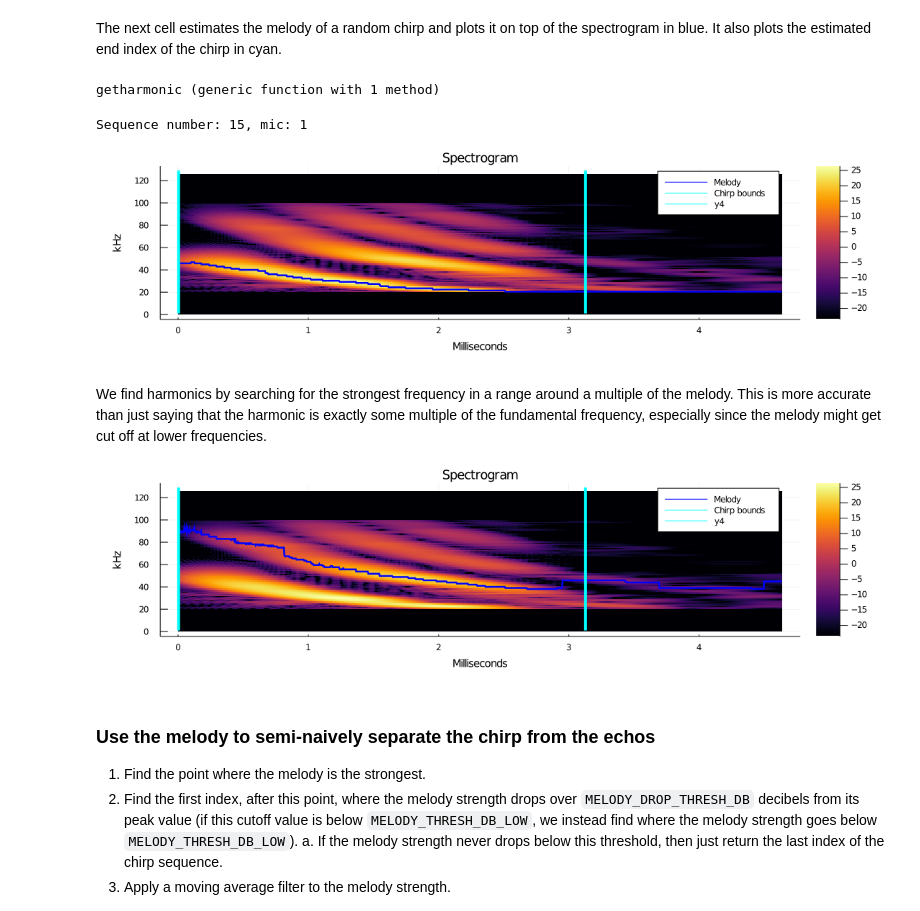
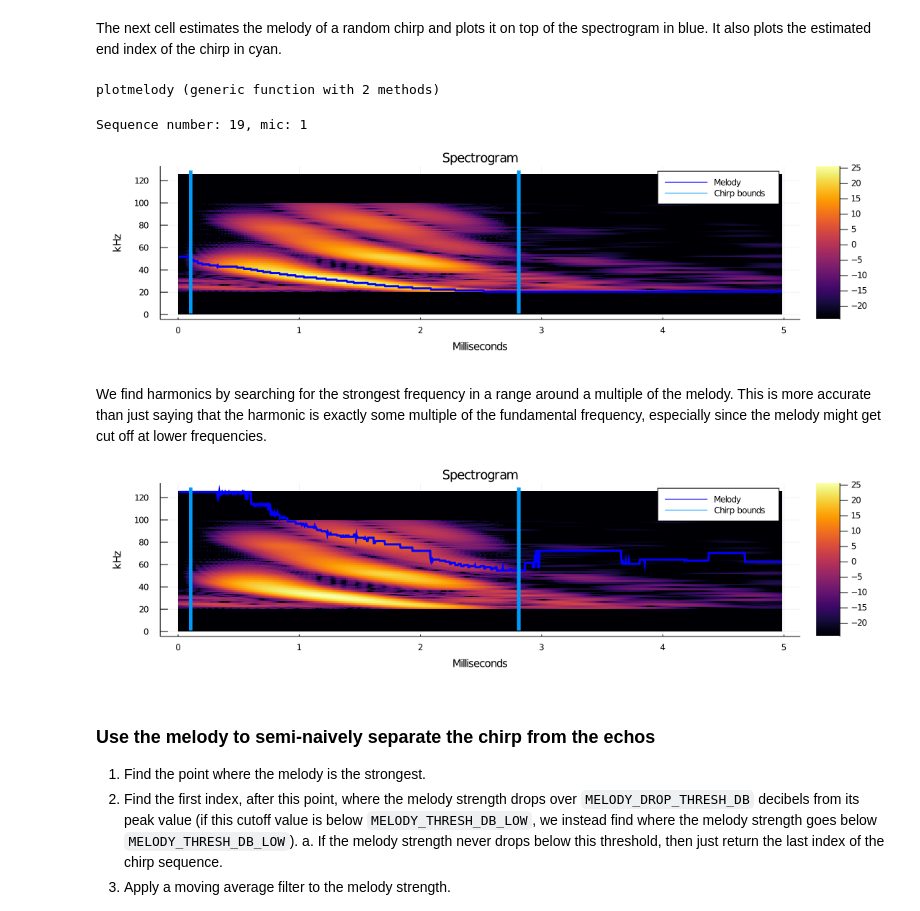
Before and after one commit to NSagan271/batlab-chirp-processing, a Jupyter notebook: jupyter_notebooks/Walkthrough.ipynb, the cells around one changed output. Saved outputs shown, nothing was run; the diff lists cells and outputs as text; code cells hidden in the pictures.

```diff
--- a/jupyter_notebooks/Walkthrough.ipynb
+++ b/jupyter_notebooks/Walkthrough.ipynb
@@ -275,34 +275,31 @@ melody_kwargs = Dict{Symbol, Any}(
     :melody_drop_thresh_db => MELODY_DROP_THRESH_DB,
     :bandpass_filter => (20_000, 100_000)
 );
-# %%
-function getharmonic(chirp_seq_single_mic, melody, harmonic_num; nfft=256, band_size=2)
-    pad_len = Int64(round(nfft/2));
-    x = vcat(zeros(pad_len), chirp_seq_single_mic.mic_data, zeros(nfft-1-pad_len));
-    snr = chirp_seq_single_mic.snr_data;
-    # Get the spectrogram
-    Sx = stft(x, nfft, nfft-1, window=hamming(nfft));
-    Sx_db = pow2db.(abs.(Sx) .^ 2); # in decibels
-
-    N = size(Sx, 2);
-    Sx_height = size(Sx, 1);
-
-    harmonic = melody*harmonic_num;
-    for (i, note)=enumerate(melody)
-        band_start = harmonic_num*note-band_size*harmonic_num;
-        freq_band = band_start:min(harmonic_num*note+band_size*harmonic_num, Sx_height);
-        if length(freq_band) > 0
-            harmonic[i] = argmax(Sx_db[freq_band, i]) + band_start-1;
-        else
-            harmonic[i] = Sx_height;
-        end
-    end
-    return harmonic;
-end
-# %% [output]
-getharmonic (generic function with 1 method)
+# %%
+import BatlabJuliaUtils.plotmelody
+function plotmelody(chirp_seq_single_mic::ChirpSequence, melody::Vector{Int64}, chirp_bounds=nothing;
+        nfft=256, bandpass_filter=(20_000, 100_000), melody_color="blue", end_color=1)
+    pad_len = Int64(round(nfft/2));
+    x = vcat(zeros(pad_len), chirp_seq_single_mic.mic_data, zeros(nfft-1-pad_len));
+    Sx = stft(x, nfft, nfft-1, window=hamming(nfft));
+    Sx = bandpassfilterspecgram(Sx, bandpass_filter[1], bandpass_filter[2], nfft=nfft);
+    N = size(Sx, 2);
+
+    p = plotSTFT(Sx, nfft=nfft, noverlap=nfft-1)
+    plot!(audioindextoms.(1:N), fftindextofrequency.(melody, nfft) / 1000, linewidth=3, color=melody_color, label="Melody")
+    if !isnothing(chirp_bounds)
+        chirp_end = chirp_bounds[2];
+        chirp_start = chirp_bounds[1];
+        # plot a vertical line
+        plot!(audioindextoms.([chirp_start, chirp_start]), [1, size(Sx, 1)], linewidth=5, color=end_color, label="Chirp bounds")
+        plot!(audioindextoms.([chirp_end, chirp_end]), [1, size(Sx, 1)], linewidth=5, color=end_color, label=false)
+    end
+    return p;
+end
+# %% [output]
+plotmelody (generic function with 2 methods)
 # %%
-seq_idx = 15;randint(length(chirp_sequences));
+seq_idx = randint(length(chirp_sequences));
 seq = chirp_sequences[seq_idx];
 mic_idx = collect(keys(seq))[randint(length(seq))];
 
@@ -311,15 +308,15 @@ melody = findmelody(seq[mic_idx], PEAK_THRESH; melody_kwargs...);
 chirp_bounds = estimatechirpbounds(seq[mic_idx], melody, PEAK_THRESH);
 plotmelody(seq[mic_idx], melody, chirp_bounds)
 # %% [output]
-Sequence number: 15, mic: 1
+Sequence number: 19, mic: 1
-[figure, old version]
+[figure, new version]
 # %% [markdown]
 We find harmonics by searching for the strongest frequency in a range around a multiple of the melody. This is more accurate than just saying that the harmonic is exactly some multiple of the fundamental frequency, especially since the melody might get cut off at lower frequencies.
 # %%
-harmonic = getharmonic(seq[mic_idx], melody, 2);
+harmonic = getharmonic(seq[mic_idx], melody, 3, band_size=3);
 plotmelody(seq[mic_idx], harmonic, chirp_bounds)
 # %% [output]
-[figure, old version]
+[figure, new version]
 # %% [markdown]
 ### Use the melody to semi-naively separate the chirp from the echos
 1. Find the point where the melody is the strongest.
```
Also changed, not shown: parts of 24 cells of this notebook, 1 other file.
